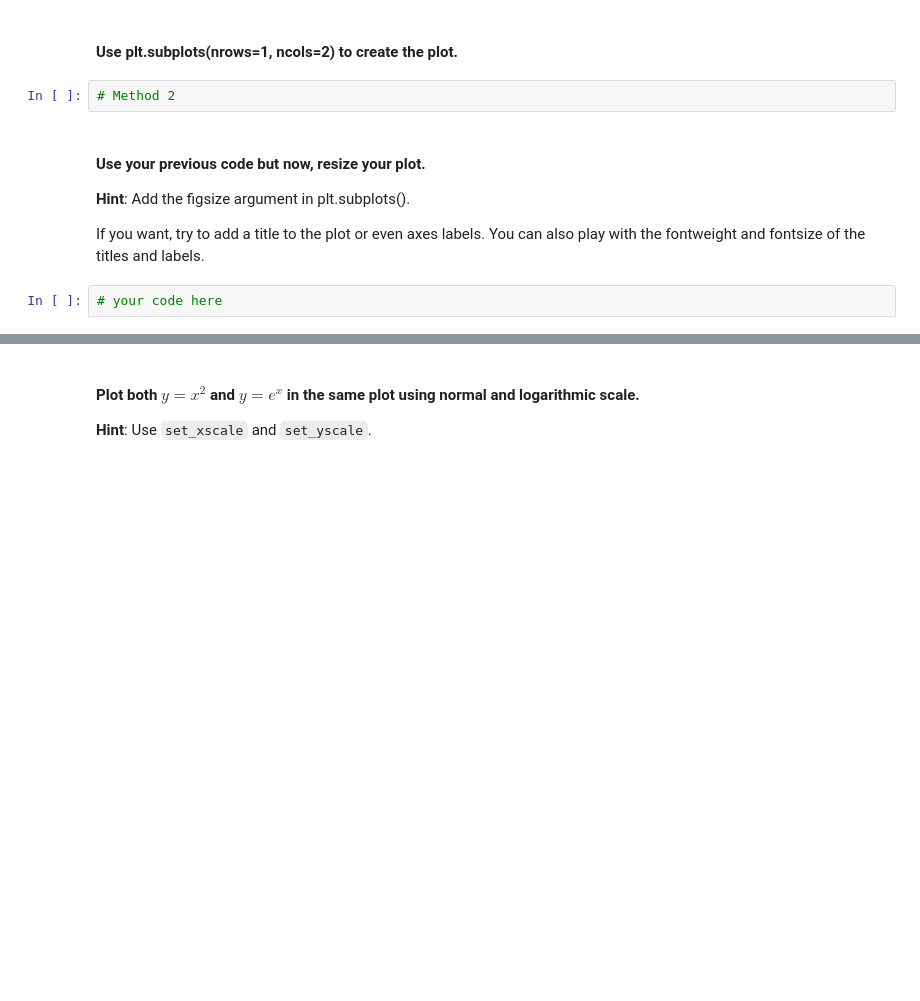
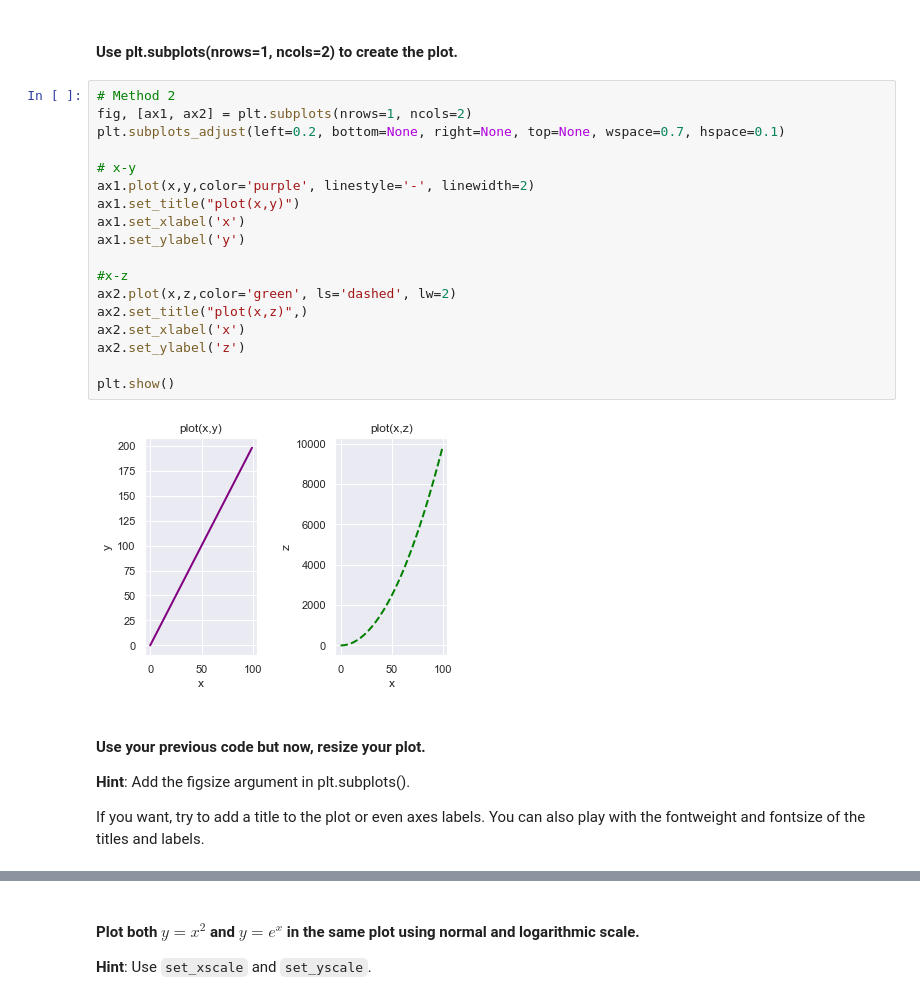
Before and after one commit to ta-datapt-bcn/lab-matplotlib-seaborn, a Jupyter notebook: your-code/main.ipynb, the cells around one changed output, grey strips where cells are left out. Cells and saved outputs as stored; diff of their text form; blank space fills up the shorter version.

```diff
--- a/your-code/main.ipynb
+++ b/your-code/main.ipynb
@@ -28,11 +81,27 @@ Also, play around with the linewidth and style. Use the ones you're most happy w
 # %% [markdown]
 #### Use plt.subplots(nrows=1, ncols=2) to create the plot.
-# %%
-# Method 2
+# %%
+# Method 2
+fig, [ax1, ax2] = plt.subplots(nrows=1, ncols=2)
+plt.subplots_adjust(left=0.2, bottom=None, right=None, top=None, wspace=0.7, hspace=0.1)
+
+# x-y
+ax1.plot(x,y,color='purple', linestyle='-', linewidth=2)
+ax1.set_title("plot(x,y)")
+ax1.set_xlabel('x')
+ax1.set_ylabel('y')
+
+#x-z
+ax2.plot(x,z,color='green', ls='dashed', lw=2)
+ax2.set_title("plot(x,z)",)
+ax2.set_xlabel('x')
+ax2.set_ylabel('z')
+
+plt.show()
+# %% [output]
+[figure, added]
 # %% [markdown]
 #### Use your previous code but now, resize your plot.
 **Hint**: Add the figsize argument in plt.subplots().
 
 If you want, try to add a title to the plot or even axes labels. You can also play with the fontweight and fontsize of the titles and labels.
-# %%
-# your code here
```
Also changed, not shown: parts of 61 cells of this notebook, 7 other files.
